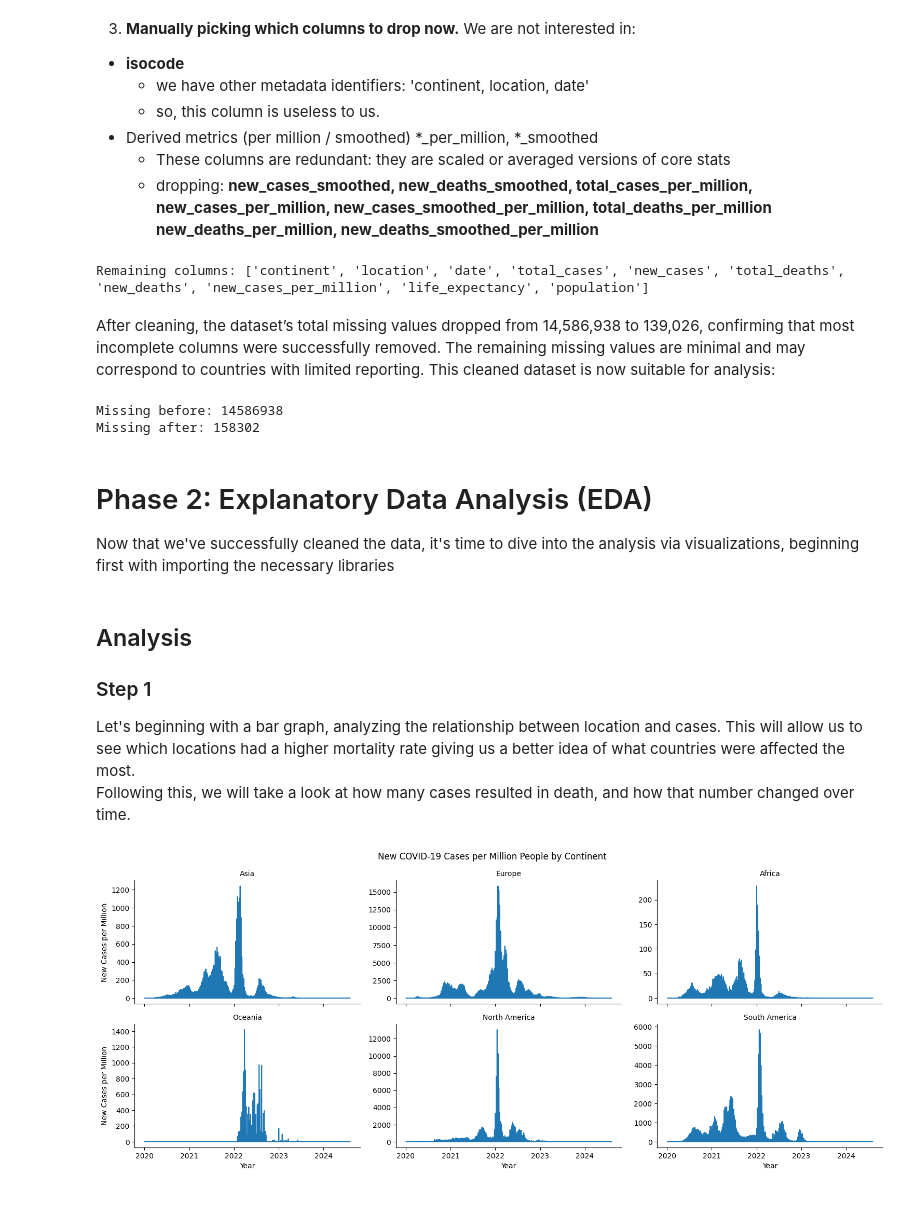
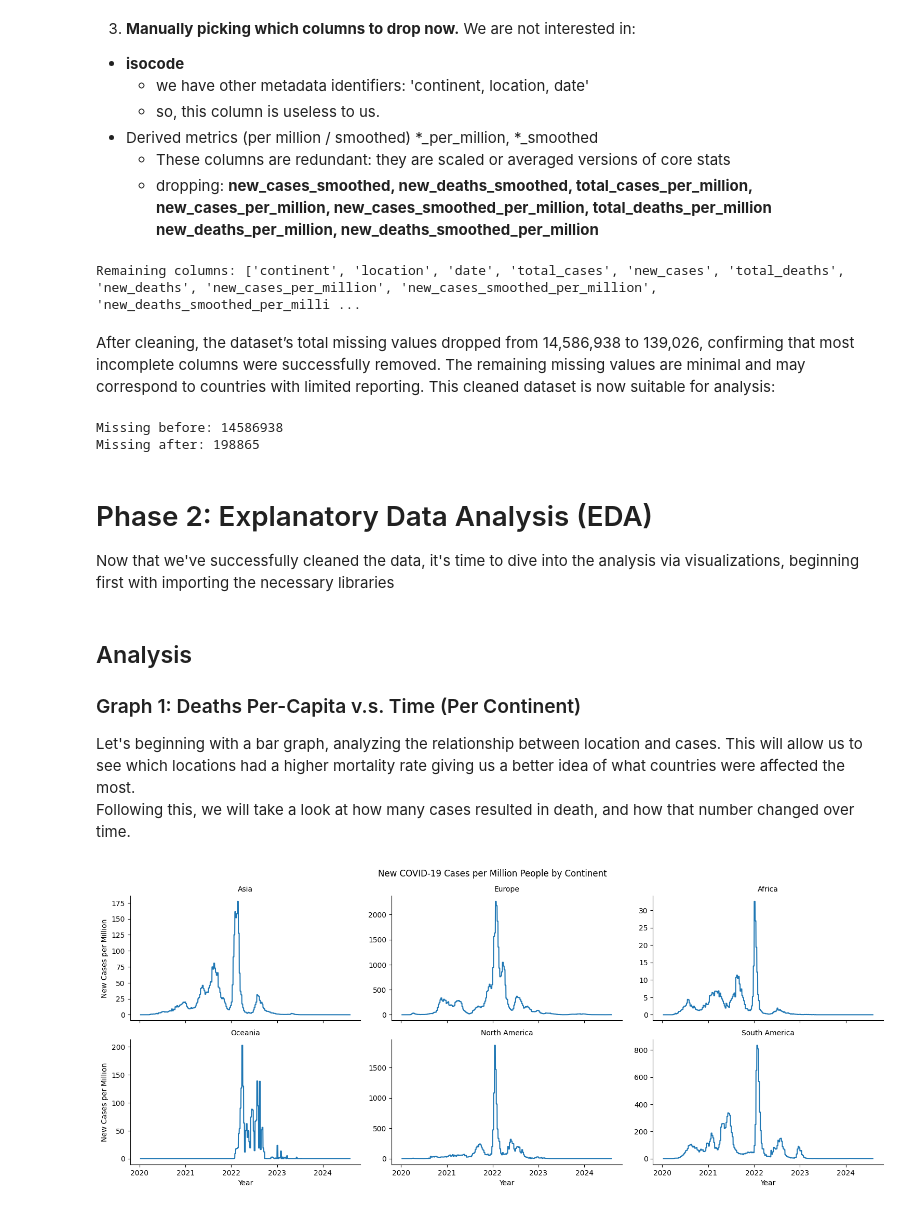
Before and after one commit to lkhellah/DataWithPython, a Jupyter notebook: data-cleaning.ipynb, the cells around one changed output. Cells and saved outputs as stored; diff of their text form; code cells hidden in the pictures.

```diff
--- a/data-cleaning.ipynb
+++ b/data-cleaning.ipynb
@@ -246,15 +246,15 @@ We are not interested in:
 # %%
 columns_to_drop = [
     'iso_code', 'new_cases_smoothed', 'new_deaths_smoothed',
-    'total_cases_per_million',
+    'total_cases_per_million', 'new_cases_per_million'
     'new_cases_smoothed_per_million', 'total_deaths_per_million',
-    'new_deaths_per_million', 'new_deaths_smoothed_per_million'
+    'new_deaths_per_million',
 ]
 
 covid_df_cleaned = covid_df_cleaned.drop(columns=columns_to_drop, errors='ignore')
 print("Remaining columns:", covid_df_cleaned.columns.tolist())
 # %% [output]
-Remaining columns: ['continent', 'location', 'date', 'total_cases', 'new_cases', 'total_deaths', 'new_deaths', 'new_cases_per_million', 'life_expectancy', 'population']
+Remaining columns: ['continent', 'location', 'date', 'total_cases', 'new_cases', 'total_deaths', 'new_deaths', 'new_cases_per_million', 'new_cases_smoothed_per_million', 'new_deaths_smoothed_per_milli ...
 # %% [markdown]
 After cleaning, the dataset’s total missing values dropped from 14,586,938 to 139,026, confirming that most incomplete columns were successfully removed. The remaining missing values are minimal and may correspond to countries with limited reporting. This cleaned dataset is now suitable for analysis:
 # %%
@@ -262,7 +262,7 @@ print("Missing before:", covid_df.isna().sum().sum())
 print("Missing after:", covid_df_cleaned.isna().sum().sum())
 # %% [output]
 Missing before: 14586938
-Missing after: 158302
+Missing after: 198865
 # %% [markdown]
 # Phase 2: Explanatory Data Analysis (EDA)
 
@@ -274,31 +274,30 @@ import seaborn as sns
 # %% [markdown]
 ## Analysis
 
-### Step 1
+### Graph 1: Deaths Per-Capita v.s. Time (Per Continent)
 
 Let's beginning with a bar graph, analyzing the relationship between location and cases. This will allow us to see which locations had a higher mortality rate giving us a better idea of what countries were affected the most.
 <br>Following this, we will take a look at how many cases resulted in death, and how that number changed over time.
 # %%
 
 # Generate Plot
 graph = sns.relplot(
     data=covid_df_cleaned,
-    x="date", y="new_cases_per_million",
+    x="date", y="new_cases_smoothed_per_million",
     col="continent", col_wrap=3,
     kind="line",
     estimator="median",     # median is better for "typical" country per continent
     errorbar=None,
     height=3.2, aspect=1.6,
     facet_kws={"sharey": False}
 )
 
 # Titles & labels
 graph.figure.subplots_adjust(top=0.9)
 graph.figure.suptitle("New COVID-19 Cases per Million People by Continent")
 graph.set_titles("{col_name}")
 graph.set_axis_labels("Year", "New Cases per Million")
 sns.despine()
-plt.tight_layout()
 plt.show()
 # %% [output]
-[figure, old version]
+[figure, new version]
```
Also changed, not shown: parts of 4 cells of this notebook.
